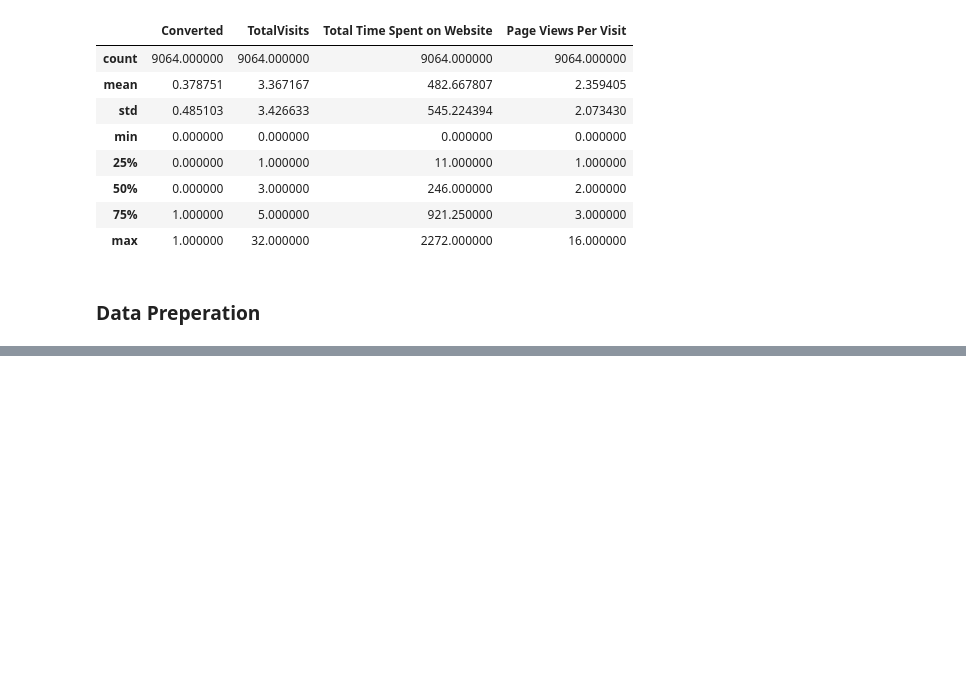
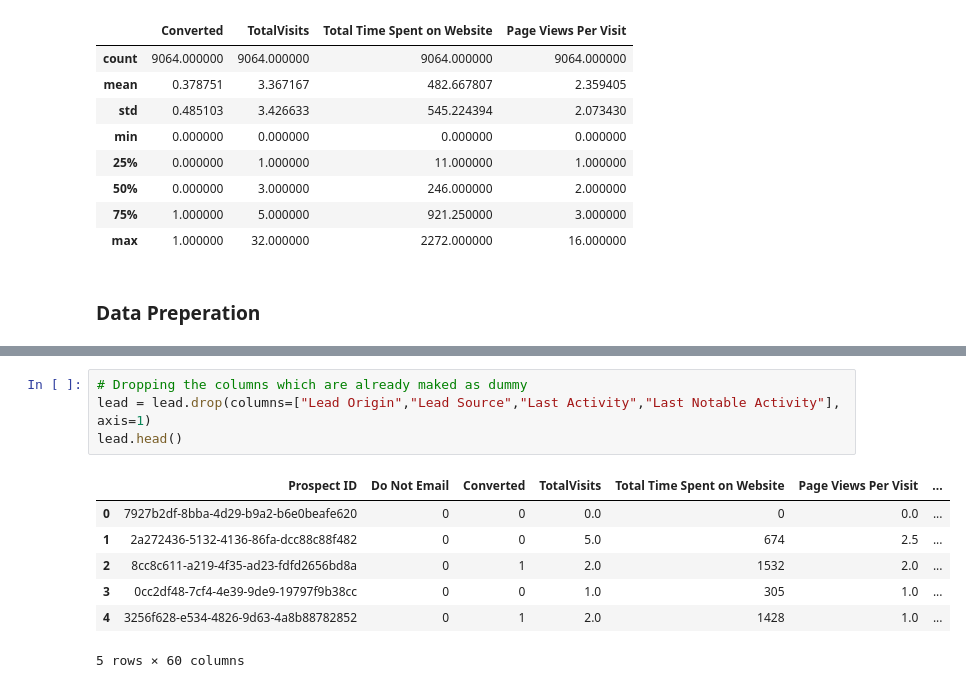
Before and after one commit to anujgupta0/Lead_Score_case_study, a Jupyter notebook: Lead_score_Case_study.ipynb, the cells around one changed output, grey strips where cells are left out. Saved outputs shown, nothing was run; the diff lists cells and outputs as text; blank space fills up the shorter version.

```diff
--- a/Lead_score_Case_study.ipynb
+++ b/Lead_score_Case_study.ipynb
@@ -456,0 +511,12 @@ lead.describe()
+# %%
+# Dropping the columns which are already maked as dummy
+lead = lead.drop(columns=["Lead Origin","Lead Source","Last Activity","Last Notable Activity"], axis=1)
+lead.head()
+# %% [output]
+|  | Prospect ID | Do Not Email | Converted | TotalVisits | Total Time Spent on Website | Page Views Per Visit | ... |
+| 0 | 7927b2df-8bba-4d29-b9a2-b6e0beafe620 | 0 | 0 | 0.0 | 0 | 0.0 | ... |
+| 1 | 2a272436-5132-4136-86fa-dcc88c88f482 | 0 | 0 | 5.0 | 674 | 2.5 | ... |
+| 2 | 8cc8c611-a219-4f35-ad23-fdfd2656bd8a | 0 | 1 | 2.0 | 1532 | 2.0 | ... |
+| 3 | 0cc2df48-7cf4-4e39-9de9-19797f9b38cc | 0 | 0 | 1.0 | 305 | 1.0 | ... |
+| 4 | 3256f628-e534-4826-9d63-4a8b88782852 | 0 | 1 | 2.0 | 1428 | 1.0 | ... |
+5 rows × 60 columns
```
Also changed, not shown: parts of 18 cells of this notebook.
